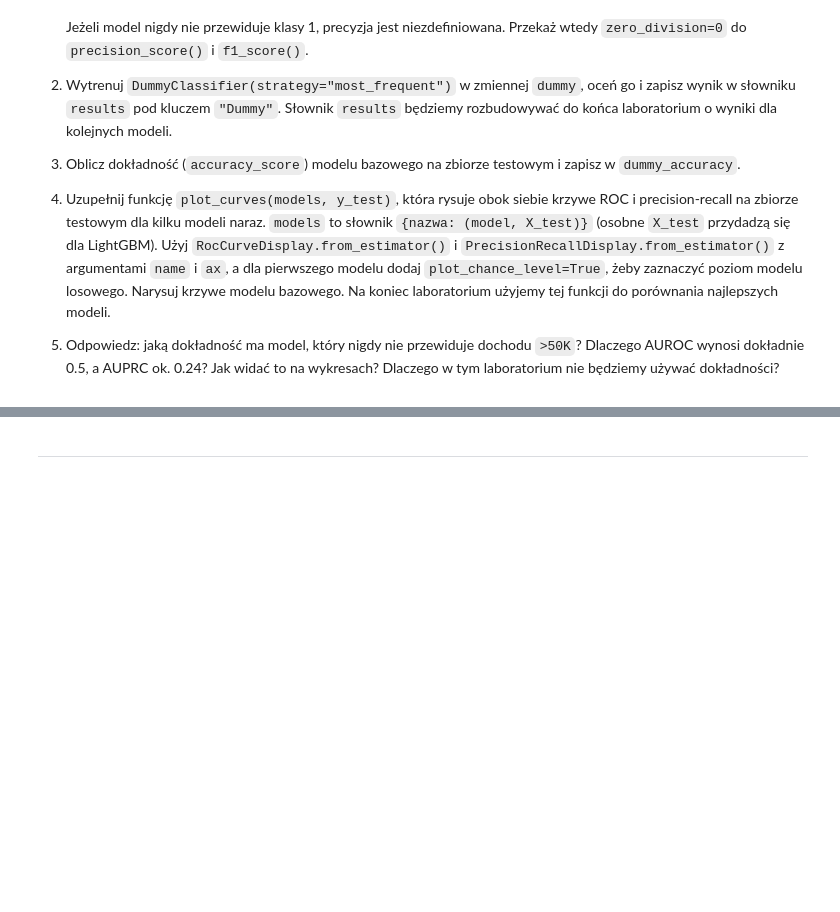
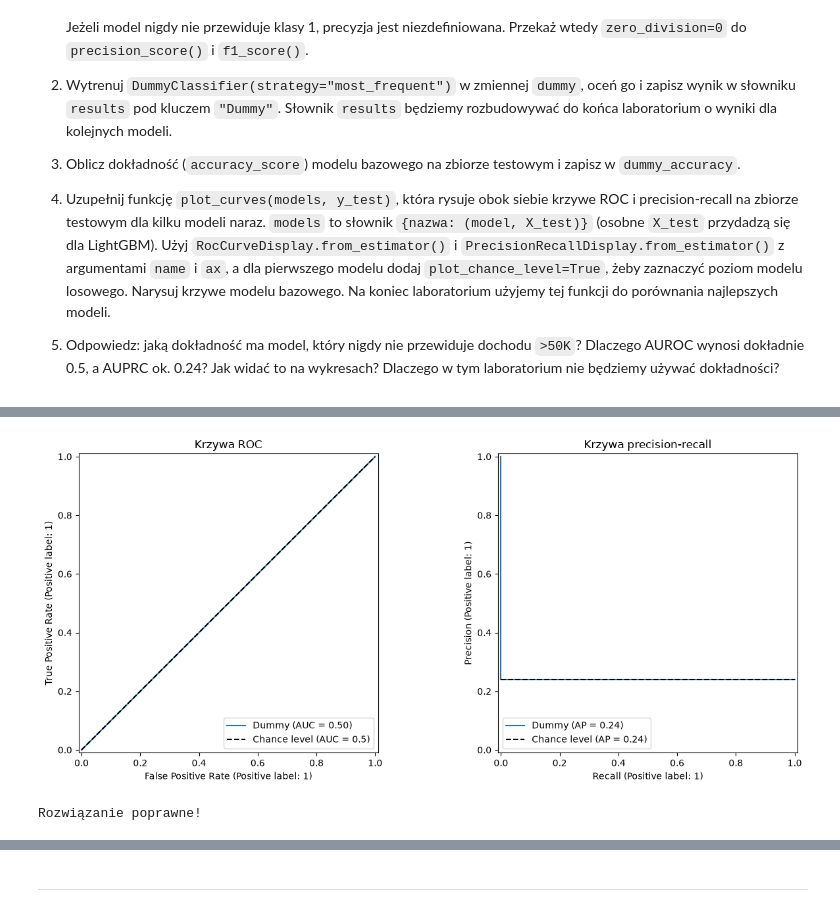
Before and after one commit to lwilanski/machine-learning-s9, a Jupyter notebook: lab02/lab_klasyfikacja.ipynb, the cells around one changed output, grey strips where cells are left out. Drawn from its saved outputs; the diff is of its cells as text; code cells hidden in the pictures; blank space fills up the shorter version.

```diff
--- a/lab02/lab_klasyfikacja.ipynb
+++ b/lab02/lab_klasyfikacja.ipynb
@@ -160,10 +160,11 @@ Przydatne metody: `.duplicated()`, `.drop_duplicates()`, `.pop()`, `.eq()`, `.as
 # TODO: duplikaty
 n_duplicates = df.duplicated().sum()
 print(f"Duplikaty ogólnie: {n_duplicates}")
-df.drop_duplicates().reset_index(drop=True)
+df = df.drop_duplicates().reset_index(drop=True)
+
 n_duplicates_no_weight = df.drop(columns="fnlwgt").duplicated().sum()
 print(f"Duplikaty bez fnlwgt: {n_duplicates_no_weight}")
 
 # TODO: zmienna docelowa
-# y = df.pop("income").str.contains(">50K").astype(int)
+y = df.pop("income").str.contains(">50K").astype(int)
 # %% [output]
@@ -384,13 +395,28 @@ from sklearn.metrics import (
 
 
 def evaluate_model(model, X_train, X_test, y_train, y_test):
-    # TODO
-    metrics = {}
+    proba_train = model.predict_proba(X_train)[:, 1]
+    proba_test = model.predict_proba(X_test)[:, 1]
+    y_pred = model.predict(X_test)
+
+    metrics = {
+        "train_auroc": roc_auc_score(y_train, proba_train),
+        "test_auroc": roc_auc_score(y_test, proba_test),
+        "test_auprc": average_precision_score(y_test, proba_test),
+        "precision": precision_score(y_test, y_pred, zero_division=0),
+        "recall": recall_score(y_test, y_pred),
+        "f1": f1_score(y_test, y_pred, zero_division=0),
+    }
+
+    for name, value in metrics.items():
+        print(f"{name:12s} {100 * value:6.2f}%")
     return metrics
 
 
 results = {}
 
 # TODO: model bazowy
-dummy = None
-dummy_accuracy = None
+dummy = DummyClassifier(strategy="most_frequent").fit(X_train, y_train)
+results["Dummy"] = evaluate_model(dummy, X_train, X_test, y_train, y_test)
+dummy_accuracy = accuracy_score(y_test, dummy.predict(X_test))
+print(f"Dokładność modelu bazowego: {100 * dummy_accuracy:.2f}%")
@@ -397,17 +431,23 @@ dummy_accuracy = None
 # %%
 from sklearn.metrics import PrecisionRecallDisplay, RocCurveDisplay
 
 
 def plot_curves(models, y_test):
     fig, (ax_roc, ax_pr) = plt.subplots(1, 2, figsize=(13, 5.5))
-    # TODO
+    for i, (name, (model, X)) in enumerate(models.items()):
+        first = i == 0
+        RocCurveDisplay.from_estimator(model, X, y_test, name=name, ax=ax_roc, plot_chance_level=first)
+        PrecisionRecallDisplay.from_estimator(model, X, y_test, name=name, ax=ax_pr, plot_chance_level=first)
     ax_roc.set_title("Krzywa ROC")
     ax_pr.set_title("Krzywa precision-recall")
     plt.tight_layout()
     plt.show()
 
 
 # TODO: krzywe modelu bazowego
+plot_curves({"Dummy": (dummy, X_test)}, y_test)
+# %% [output]
+[figure, added]
 # %%
 assert set(results["Dummy"]) == {"train_auroc", "test_auroc", "test_auprc", "precision", "recall", "f1"}
 assert results["Dummy"]["test_auroc"] == 0.5
@@ -415,6 +455,8 @@ assert results["Dummy"]["precision"] == 0 and results["Dummy"]["recall"] == 0 an
 assert np.isclose(results["Dummy"]["test_auprc"], y_test.mean())
 assert 0.75 < dummy_accuracy < 0.77
 print("Rozwiązanie poprawne!")
+# %% [output]
+Rozwiązanie poprawne!
 # %% [markdown]
 **Odpowiedź:**
 
```
Also changed, not shown: parts of 34 cells of this notebook.
